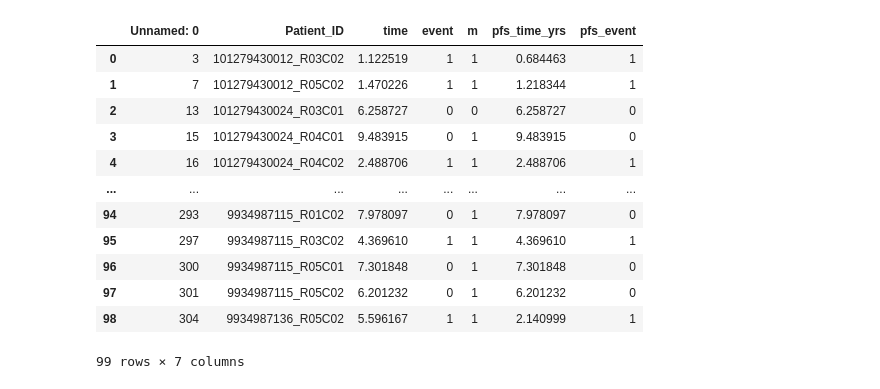
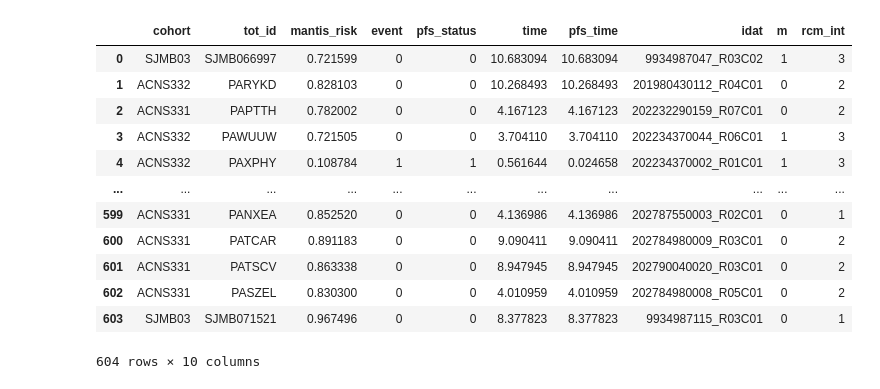
Before and after one commit to sstefan01/methylation-survival, a Jupyter notebook: scratch_eval.ipynb, the cells around one changed output. Saved outputs shown, nothing was run; the diff lists cells and outputs as text; code cells hidden in the pictures.

```diff
--- a/scratch_eval.ipynb
+++ b/scratch_eval.ipynb
@@ -14,22 +36,25 @@ from sklearn.metrics import brier_score_loss
+# %%
+rcm_pred = pd.read_csv("results/rCM_predictions.csv", index_col=0)
+rcm_surv = pd.read_csv("data/group34_rCM_samples.csv")
+
+rcm_surv
+# %% [output]
+|  | cohort | tot_id | mantis_risk | event | pfs_status | time | pfs_time | idat | m | rcm_int |
+| 0 | SJMB03 | SJMB066997 | 0.721599 | 0 | 0 | 10.683094 | 10.683094 | 9934987047_R03C02 | 1 | 3 |
+| 1 | ACNS332 | PARYKD | 0.828103 | 0 | 0 | 10.268493 | 10.268493 | 201980430112_R04C01 | 0 | 2 |
+| 2 | ACNS331 | PAPTTH | 0.782002 | 0 | 0 | 4.167123 | 4.167123 | 202232290159_R07C01 | 0 | 2 |
+| 3 | ACNS332 | PAWUUW | 0.721505 | 0 | 0 | 3.704110 | 3.704110 | 202234370044_R06C01 | 1 | 3 |
+| 4 | ACNS332 | PAXPHY | 0.108784 | 1 | 1 | 0.561644 | 0.024658 | 202234370002_R01C01 | 1 | 3 |
+| ... | ... | ... | ... | ... | ... | ... | ... | ... | ... | ... |
+| 599 | ACNS331 | PANXEA | 0.852520 | 0 | 0 | 4.136986 | 4.136986 | 202787550003_R02C01 | 0 | 1 |
+| 600 | ACNS331 | PATCAR | 0.891183 | 0 | 0 | 9.090411 | 9.090411 | 202784980009_R03C01 | 0 | 2 |
+| 601 | ACNS331 | PATSCV | 0.863338 | 0 | 0 | 8.947945 | 8.947945 | 202790040020_R03C01 | 0 | 2 |
+| 602 | ACNS331 | PASZEL | 0.830300 | 0 | 0 | 4.010959 | 4.010959 | 202784980008_R05C01 | 0 | 2 |
+| 603 | SJMB03 | SJMB071521 | 0.967496 | 0 | 0 | 8.377823 | 8.377823 | 9934987115_R03C01 | 0 | 1 |
+604 rows × 10 columns
 # %%
 sjmb03_pred = pd.read_csv('/hovestadtlab/sabina/methylation-survival/results/sjmb03_predictions.csv')
 sjmb03_pred.set_index('Patient_ID', inplace=True)
 time_bins = [0.019167, 0.33333, 0.5847, 0.75, 0.94167, 1.1667, 1.5, 1.8333, 2.0833, 2.5833, 3.25, 3.9, 5.6667, 8.2875, 22.0]
 
 surv_sj_high = pd.read_csv('/hovestadtlab/sabina/methylation-survival/data/surv_sj_high.csv')
-# %%
-surv_sj_high
-# %% [output]
-|  | Unnamed: 0 | Patient_ID | time | event | m | pfs_time_yrs | pfs_event |
-| 0 | 3 | 101279430012_R03C02 | 1.122519 | 1 | 1 | 0.684463 | 1 |
-| 1 | 7 | 101279430012_R05C02 | 1.470226 | 1 | 1 | 1.218344 | 1 |
-| 2 | 13 | 101279430024_R03C01 | 6.258727 | 0 | 0 | 6.258727 | 0 |
-| 3 | 15 | 101279430024_R04C01 | 9.483915 | 0 | 1 | 9.483915 | 0 |
-| 4 | 16 | 101279430024_R04C02 | 2.488706 | 1 | 1 | 2.488706 | 1 |
-| ... | ... | ... | ... | ... | ... | ... | ... |
-| 94 | 293 | 9934987115_R01C02 | 7.978097 | 0 | 1 | 7.978097 | 0 |
-| 95 | 297 | 9934987115_R03C02 | 4.369610 | 1 | 1 | 4.369610 | 1 |
-| 96 | 300 | 9934987115_R05C01 | 7.301848 | 0 | 1 | 7.301848 | 0 |
-| 97 | 301 | 9934987115_R05C02 | 6.201232 | 0 | 1 | 6.201232 | 0 |
-| 98 | 304 | 9934987136_R05C02 | 5.596167 | 1 | 1 | 2.140999 | 1 |
-99 rows × 7 columns
```
Also changed, not shown: parts of 11 cells of this notebook, 2 other files.
